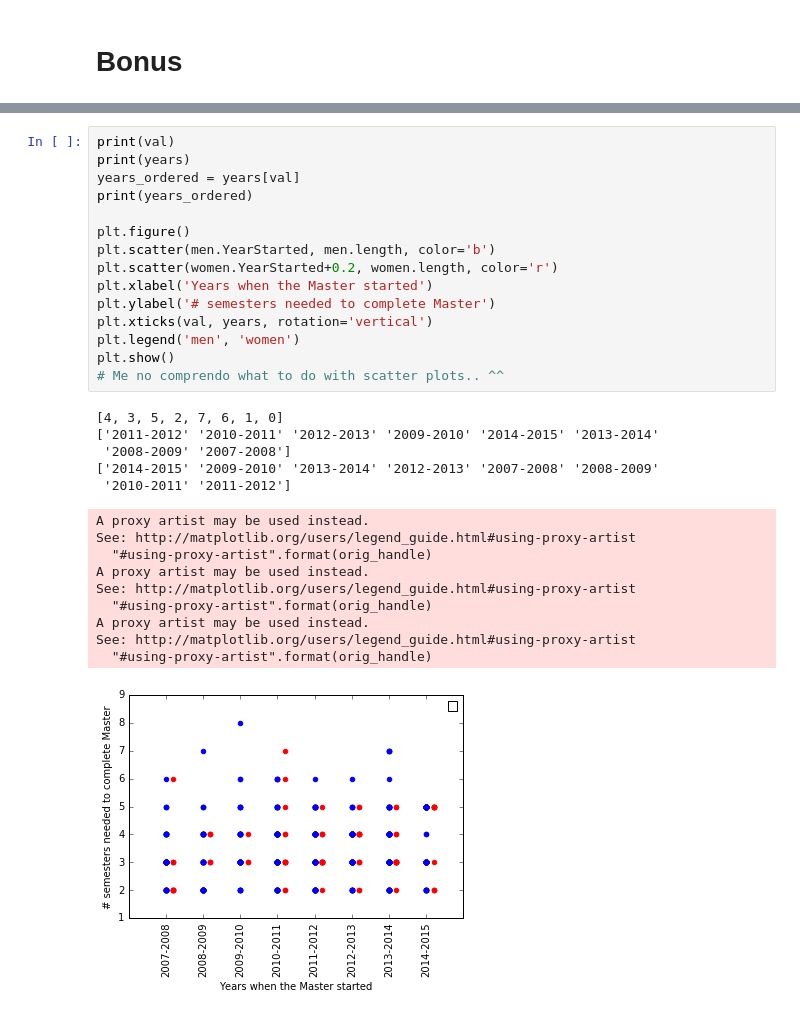
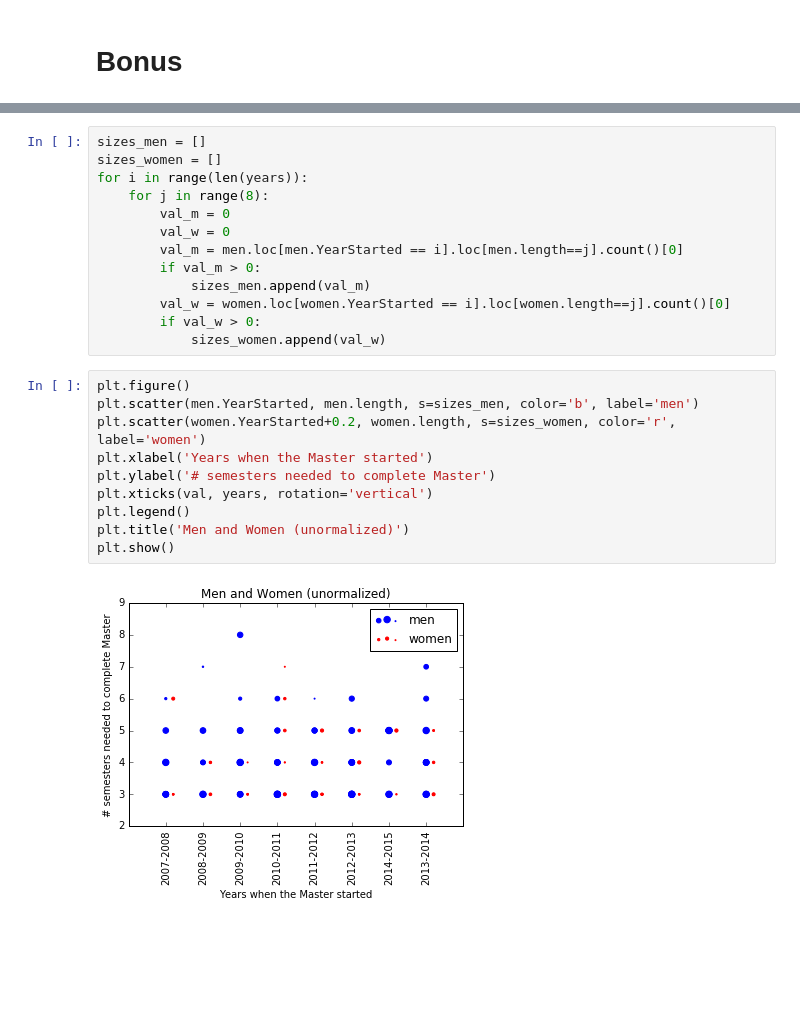
Before and after one commit to jmuth/ADA_homeworks, a Jupyter notebook: 02 - Data from the Web/ex2_draft2.ipynb, the cells around one changed output, grey strips where cells are left out. Saved outputs shown, nothing was run; the diff lists cells and outputs as text; blank space fills up the shorter version.

Commit message:
[ADD] Graphs for Exo2. Doesn't seem interesting. To discuss...

```diff
--- a/02 - Data from the Web/ex2_draft2.ipynb
+++ b/02 - Data from the Web/ex2_draft2.ipynb
@@ -380,31 +379,25 @@ men.head()
+# %%
+sizes_men = []
+sizes_women = []
+for i in range(len(years)):
+    for j in range(8):
+        val_m = 0
+        val_w = 0
+        val_m = men.loc[men.YearStarted == i].loc[men.length==j].count()[0]
+        if val_m > 0:
+            sizes_men.append(val_m)
+        val_w = women.loc[women.YearStarted == i].loc[women.length==j].count()[0]
+        if val_w > 0:
+            sizes_women.append(val_w)
 # %%
-print(val)
-print(years)
-years_ordered = years[val]
-print(years_ordered)
-
 plt.figure()
-plt.scatter(men.YearStarted, men.length, color='b')
-plt.scatter(women.YearStarted+0.2, women.length, color='r')
+plt.scatter(men.YearStarted, men.length, s=sizes_men, color='b', label='men')
+plt.scatter(women.YearStarted+0.2, women.length, s=sizes_women, color='r', label='women')
 plt.xlabel('Years when the Master started')
 plt.ylabel('# semesters needed to complete Master')
 plt.xticks(val, years, rotation='vertical')
-plt.legend('men', 'women')
+plt.legend()
+plt.title('Men and Women (unormalized)')
 plt.show()
-# Me no comprendo what to do with scatter plots.. ^^
 # %% [output]
-[4, 3, 5, 2, 7, 6, 1, 0]
-['2011-2012' '2010-2011' '2012-2013' '2009-2010' '2014-2015' '2013-2014'
- '2008-2009' '2007-2008']
-['2014-2015' '2009-2010' '2013-2014' '2012-2013' '2007-2008' '2008-2009'
- '2010-2011' '2011-2012']
-A proxy artist may be used instead.
-See: http://matplotlib.org/users/legend_guide.html#using-proxy-artist
-  "#using-proxy-artist".format(orig_handle)
-A proxy artist may be used instead.
-See: http://matplotlib.org/users/legend_guide.html#using-proxy-artist
-  "#using-proxy-artist".format(orig_handle)
-A proxy artist may be used instead.
-See: http://matplotlib.org/users/legend_guide.html#using-proxy-artist
-  "#using-proxy-artist".format(orig_handle)
-[figure, old version]
+[figure, new version]
```
Also changed, not shown: parts of 14 cells of this notebook, 1 other file.
